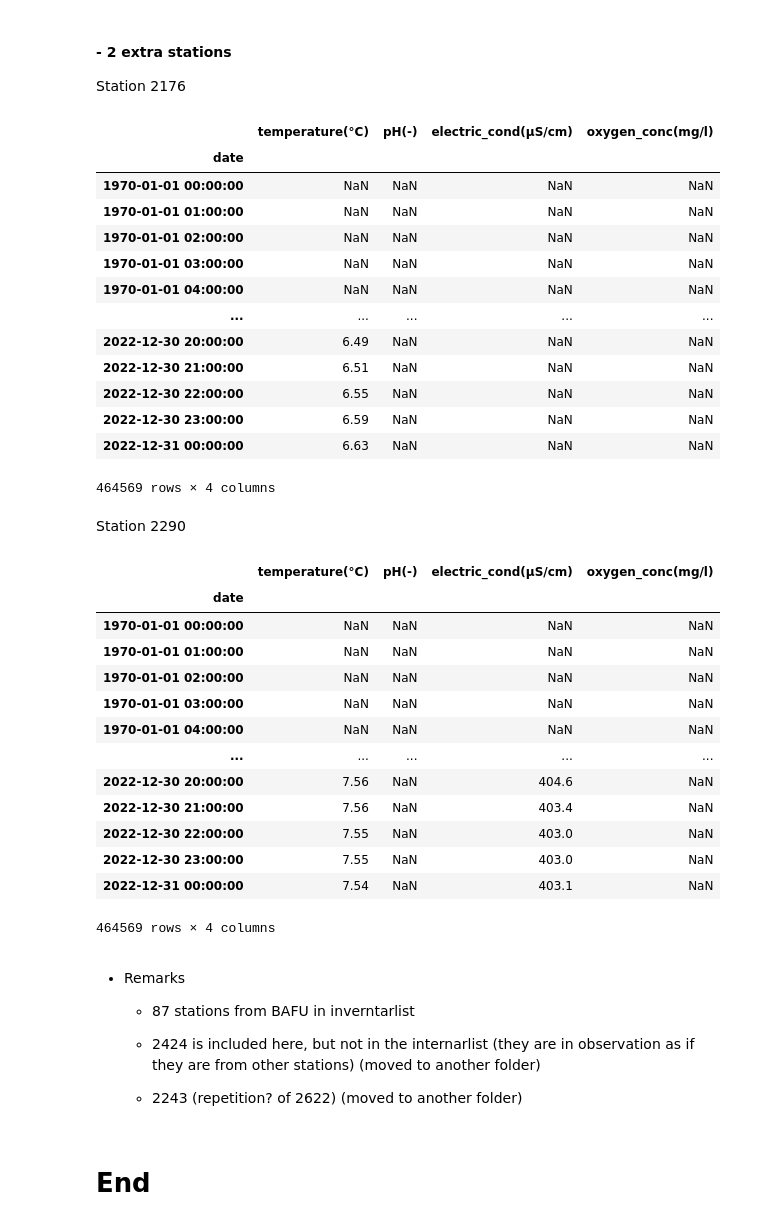
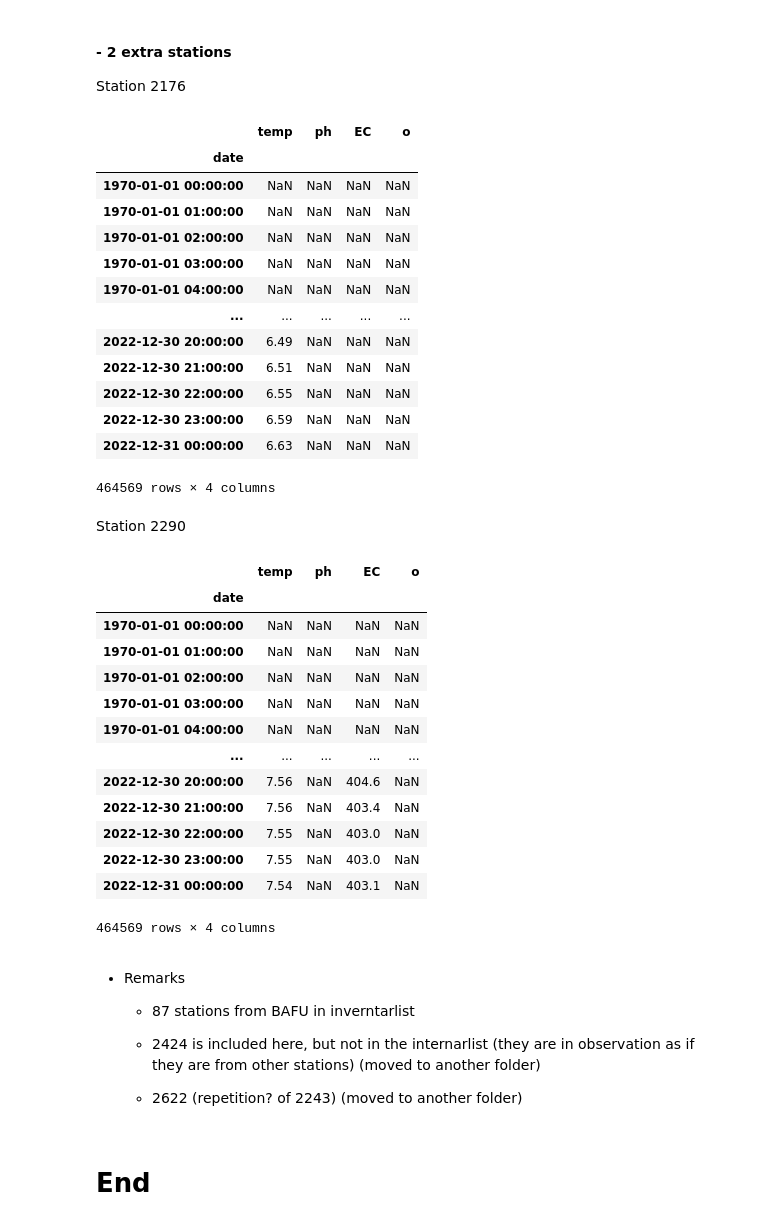
Before and after one commit to thiagovmdon/camels-ch-chem-paper, a Jupyter notebook: code/01_CAMELS_CH_CHEM_BAFU_HOURLY.ipynb, the cells around one changed output. Cells and saved outputs as stored; diff of their text form; code cells hidden in the pictures.

Commit message:
Adusts and in the file names and in the column names

```diff
--- a/code/01_CAMELS_CH_CHEM_BAFU_HOURLY.ipynb
+++ b/code/01_CAMELS_CH_CHEM_BAFU_HOURLY.ipynb
@@ -308,26 +308,29 @@ Station 2176
 # %%
 namestation = "2176"
 
 columns_names = ["temperature(°C)", "pH(-)", "electric_cond(µS/cm)", "oxygen_conc(mg/l)"]
 hourly_timeseries = pd.DataFrame(index = pd.date_range('01-01-1970','12-31-2022', freq='H'), columns=columns_names)
 
 path_2176 = 'data\Kanton ZH\S2176\S2176_Wassertemperatur _Stundenmittel.txt'
 network_2176 = pd.read_csv(path_2176, skiprows=2, delimiter = "\t", encoding='latin-1')
 network_2176["date"] = network_2176["Datum"] + " "  + network_2176["Zeit"]
 network_2176["date"] = pd.to_datetime(network_2176["date"], format='%d.%m.%Y %H:%M:%S')
 network_2176.set_index("date", inplace = True)
 network_2176 = network_2176[["Messwert"]]
 hourly_timeseries["temperature(°C)"] = network_2176["Messwert"]
 
 hourly_timeseries.index.name = "date"
 
 hourly_timeseries = hourly_timeseries.round(2)
 
-hourly_timeseries.to_csv(PATH_OUTPUT + "/hourly/CAMELS_CH_chem_hourly_"+namestation+".csv", encoding='latin')
+# Rename the names of the columns
+hourly_timeseries.columns = ["temp", "ph", "EC", "o"]
+
+hourly_timeseries.to_csv(PATH_OUTPUT + "/hourly/CAMELS_CH_Chem_hourly_"+namestation+".csv", encoding='latin')
 
 hourly_timeseries
 # %% [output]
-|  | temperature(°C) | pH(-) | electric_cond(µS/cm) | oxygen_conc(mg/l) |
+|  | temp | ph | EC | o |
 | date |  |  |  |  |
 | 1970-01-01 00:00:00 | NaN | NaN | NaN | NaN |
 | 1970-01-01 01:00:00 | NaN | NaN | NaN | NaN |
@@ -391,11 +394,14 @@ hourly_timeseries = hourly_timeseries.apply(pd.to_numeric, errors='coerce')
 
 hourly_timeseries = hourly_timeseries.round(2)
 
-hourly_timeseries.to_csv(PATH_OUTPUT + "/hourly/CAMELS_CH_chem_hourly_"+namestation+".csv", encoding='latin')
+# Rename the names of the columns
+hourly_timeseries.columns = ["temp", "ph", "EC", "o"]
+
+hourly_timeseries.to_csv(PATH_OUTPUT + "/hourly/CAMELS_CH_Chem_hourly_"+namestation+".csv", encoding='latin')
 
 hourly_timeseries
 # %% [output]
-|  | temperature(°C) | pH(-) | electric_cond(µS/cm) | oxygen_conc(mg/l) |
+|  | temp | ph | EC | o |
 | date |  |  |  |  |
 | 1970-01-01 00:00:00 | NaN | NaN | NaN | NaN |
 | 1970-01-01 01:00:00 | NaN | NaN | NaN | NaN |
@@ -416,6 +422,6 @@ hourly_timeseries
 
     - 2424 is included here, but not in the internarlist (they are in observation as if they are from other stations) (moved to another folder)
 
-    - 2243 (repetition? of 2622) (moved to another folder)
+    - 2622 (repetition? of 2243) (moved to another folder)
 # %% [markdown]
 # End
```
Also changed, not shown: parts of 1 cell of this notebook, 1 other file.
